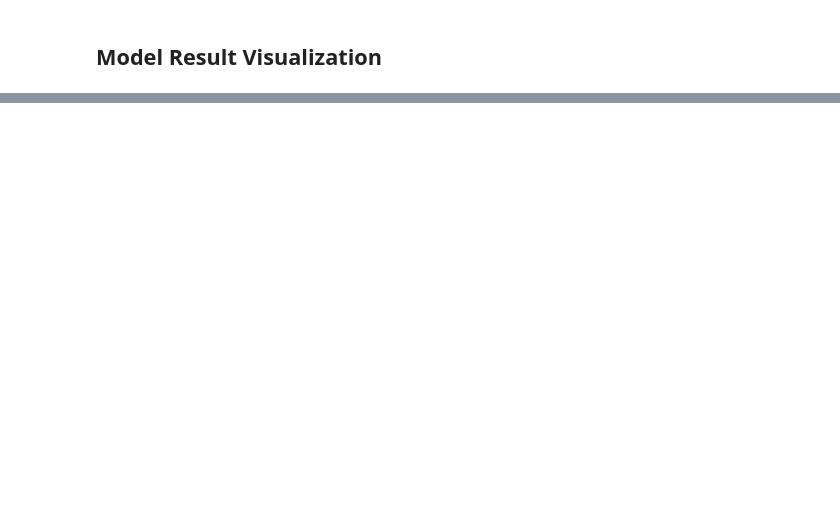
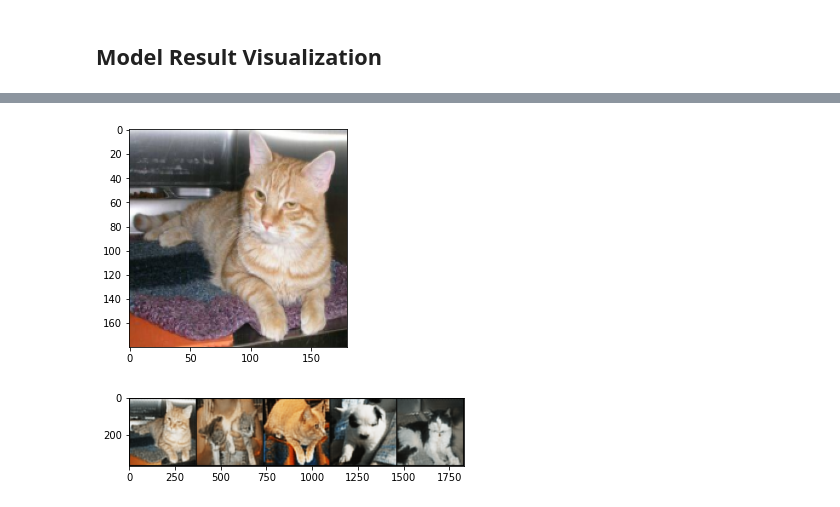
Before and after one commit to mactat/DL-IQIWA, a Jupyter notebook: notebooks/cat_dog_data_loading_model.ipynb, the cells around one changed output, grey strips where cells are left out. Cells and saved outputs as stored; diff of their text form; code cells hidden in the pictures; blank space fills up the shorter version.

```diff
--- a/notebooks/cat_dog_data_loading_model.ipynb
+++ b/notebooks/cat_dog_data_loading_model.ipynb
@@ -382,0 +418,9 @@ None
+# %%
+show_image_tensor(resized_image[0])
+# %% [output]
+[figure, added]
+# %%
+pred = saved_rae(resized_image)
+show_image_tensor(pred)
+# %% [output]
+[figure, added]
```
Also changed, not shown: parts of 18 cells of this notebook, 3 other files.
